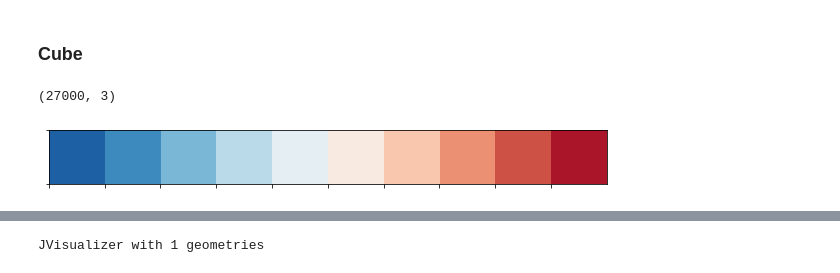
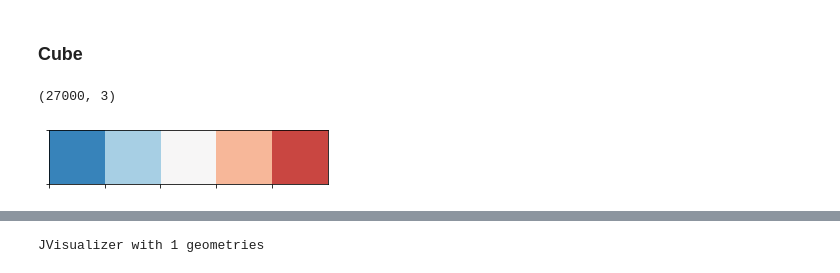
Before and after one commit to sashatr/sdf_playground, a Jupyter notebook: models_inference.ipynb, the cells around one changed output, grey strips where cells are left out. Drawn from its saved outputs; the diff is of its cells as text; code cells hidden in the pictures.

```diff
--- a/models_inference.ipynb
+++ b/models_inference.ipynb
@@ -111,11 +111,11 @@ for name in datasets.keys():
 # %%
 points_train_cube, sdf_data_cube = datasets['cube']
 
-cube_colors = sdf_colorize(sdf_data_cube, 10)
+cube_colors = sdf_colorize(sdf_data_cube, 5)
 cube_colors.shape
 # %% [output]
 (27000, 3)
-[figure, old version]
+[figure, new version]
 # %%
 # Mesh oroginal
 mesh_cube.show(viewer='notebook', smooth=False)
```
Also changed, not shown: parts of 2 cells of this notebook, 1 other file.
